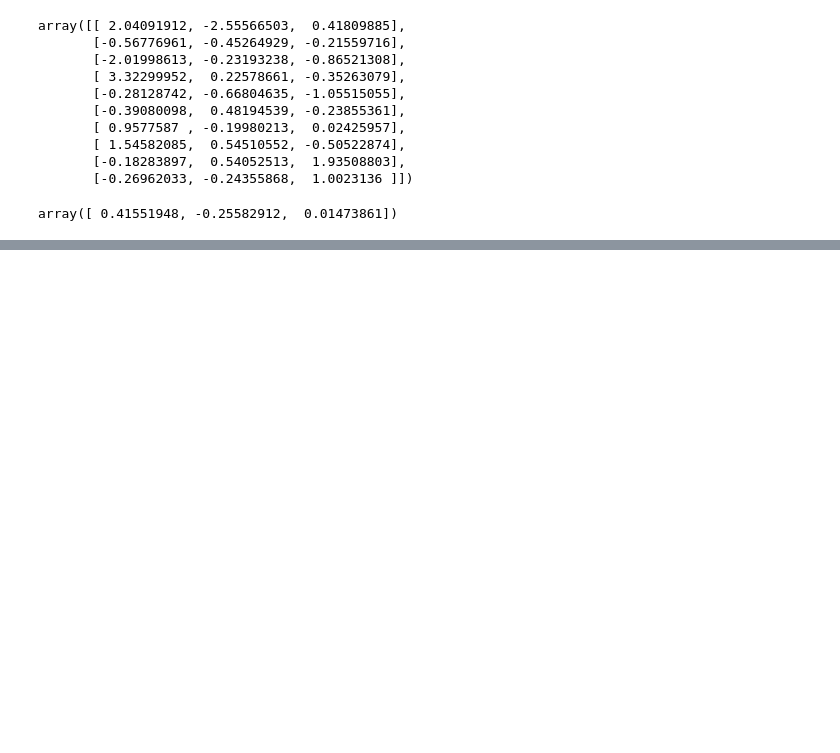
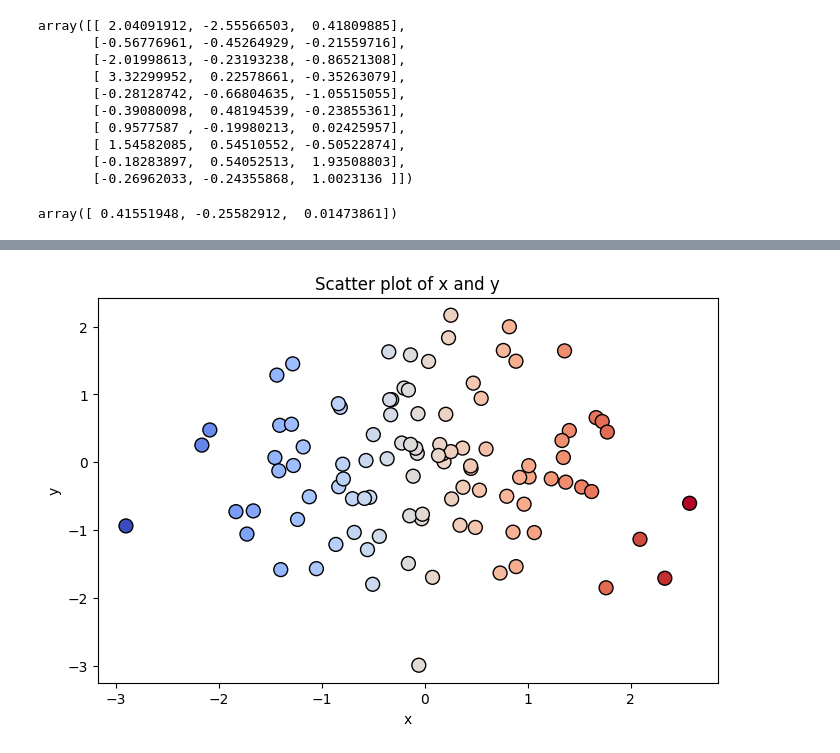
Before and after one commit to ltf1/statistical_learning_python, a Jupyter notebook: chapter_1.ipynb, the cells around one changed output, grey strips where cells are left out. Saved outputs shown, nothing was run; the diff lists cells and outputs as text; code cells hidden in the pictures; blank space fills up the shorter version.

```diff
--- a/chapter_1.ipynb
+++ b/chapter_1.ipynb
@@ -136,0 +148,9 @@ array([ 0.41551948, -0.25582912,  0.01473861])
+# %%
+fig, ax = subplots(figsize=(10, 5))
+ax.scatter(x, y, c=x, cmap='coolwarm', s=100, edgecolor='k')
+ax.set_xlabel('x')
+ax.set_ylabel('y')
+ax.set_title('Scatter plot of x and y')
+fig.set_size_inches(8, 5)
+# %% [output]
+[figure, added]
```
Also changed, not shown: parts of 11 cells of this notebook, 1 other file.
